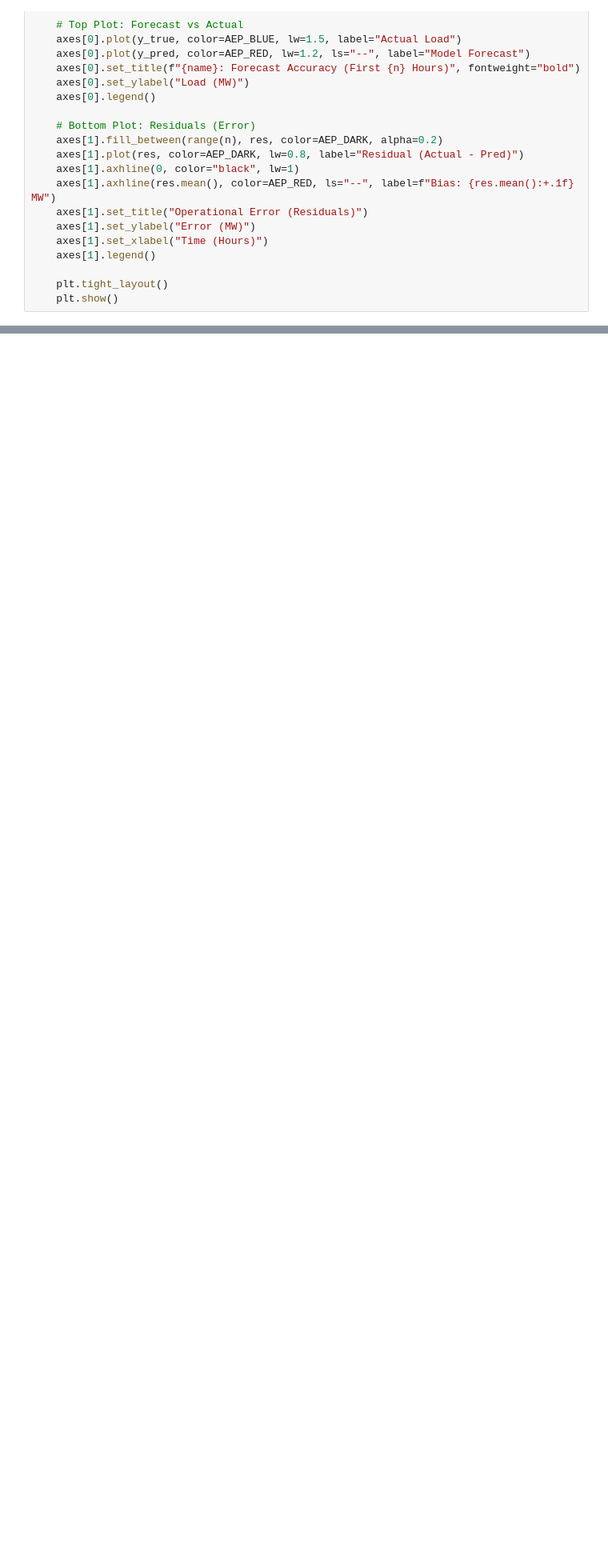
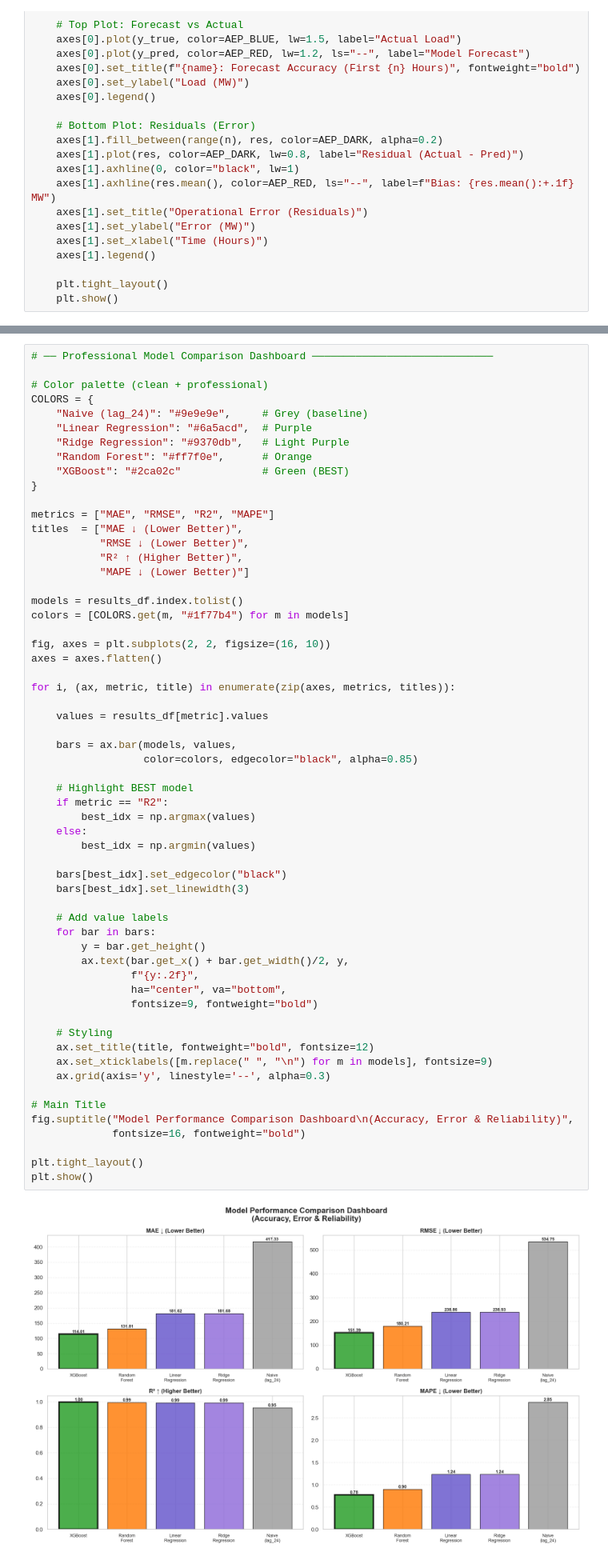
Before and after one commit to tahermamun/AI-Energy-Consumption-Forecasting, a Jupyter notebook: notebook/project_artefact.ipynb, the cells around one changed output, grey strips where cells are left out. Shown at 80% size. Saved outputs shown, nothing was run; the diff lists cells and outputs as text; blank space fills up the shorter version.

```diff
--- a/notebook/project_artefact.ipynb
+++ b/notebook/project_artefact.ipynb
@@ -1195,3 +1215,64 @@ NameError: name 'AEP_GREEN' is not defined
+# %%
+# ── Professional Model Comparison Dashboard ─────────────────────────────
+
+# Color palette (clean + professional)
+COLORS = {
+    "Naive (lag_24)": "#9e9e9e",     # Grey (baseline)
+    "Linear Regression": "#6a5acd",  # Purple
+    "Ridge Regression": "#9370db",   # Light Purple
+    "Random Forest": "#ff7f0e",      # Orange
+    "XGBoost": "#2ca02c"             # Green (BEST)
+}
+
+metrics = ["MAE", "RMSE", "R2", "MAPE"]
+titles  = ["MAE ↓ (Lower Better)",
+           "RMSE ↓ (Lower Better)",
+           "R² ↑ (Higher Better)",
+           "MAPE ↓ (Lower Better)"]
+
+models = results_df.index.tolist()
+colors = [COLORS.get(m, "#1f77b4") for m in models]
+
+fig, axes = plt.subplots(2, 2, figsize=(16, 10))
+axes = axes.flatten()
+
+for i, (ax, metric, title) in enumerate(zip(axes, metrics, titles)):
+
+    values = results_df[metric].values
+
+    bars = ax.bar(models, values,
+                  color=colors, edgecolor="black", alpha=0.85)
+
+    # Highlight BEST model
+    if metric == "R2":
+        best_idx = np.argmax(values)
+    else:
+        best_idx = np.argmin(values)
+
+    bars[best_idx].set_edgecolor("black")
+    bars[best_idx].set_linewidth(3)
+
+    # Add value labels
+    for bar in bars:
+        y = bar.get_height()
+        ax.text(bar.get_x() + bar.get_width()/2, y,
+                f"{y:.2f}",
+                ha="center", va="bottom",
+                fontsize=9, fontweight="bold")
+
+    # Styling
+    ax.set_title(title, fontweight="bold", fontsize=12)
+    ax.set_xticklabels([m.replace(" ", "\n") for m in models], fontsize=9)
+    ax.grid(axis='y', linestyle='--', alpha=0.3)
+
+# Main Title
+fig.suptitle("Model Performance Comparison Dashboard\n(Accuracy, Error & Reliability)",
+             fontsize=16, fontweight="bold")
+
+plt.tight_layout()
+plt.show()
+# %% [output]
+[figure, added]
 # %% [markdown]
 ---
 ## Section 12 — Residual Diagnostics
```
Also changed, not shown: parts of 29 cells of this notebook.
